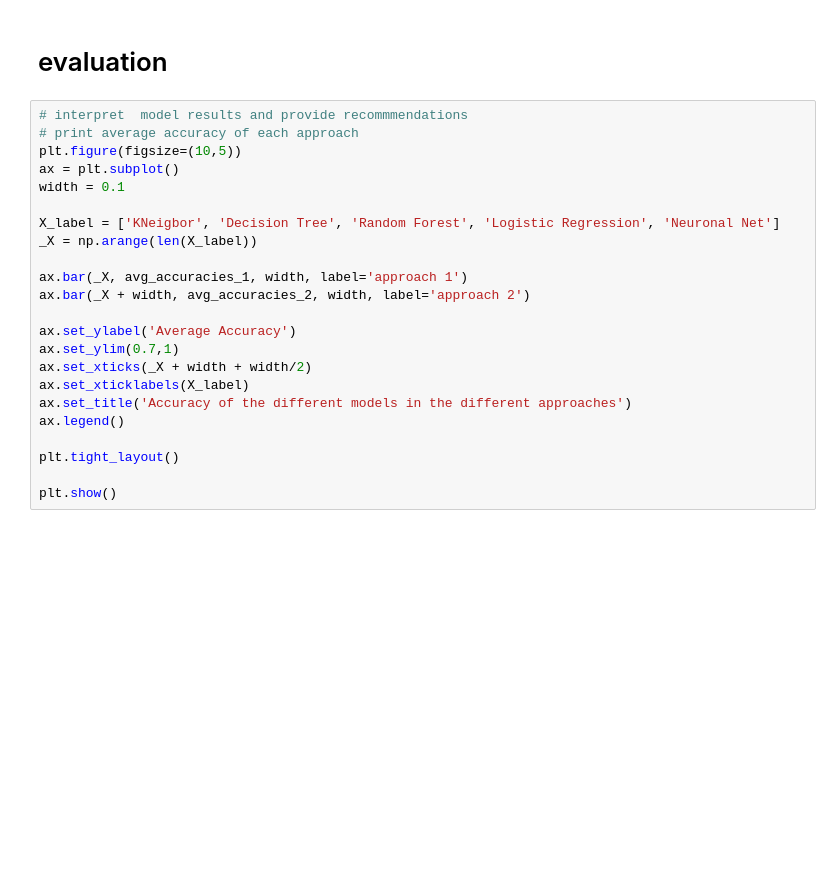
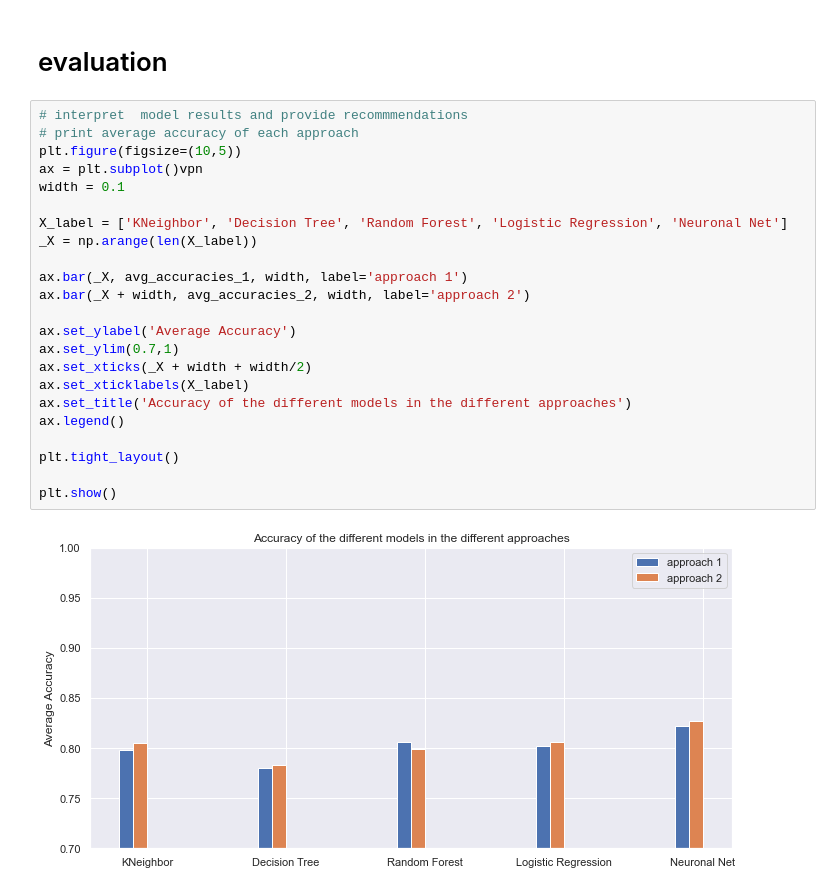
Before and after one commit to t-i-n-a-t/MachineLearning, a Jupyter notebook: Portfolio.ipynb, the cells around one changed output. Drawn from its saved outputs; the diff is of its cells as text; blank space fills up the shorter version.

```diff
--- a/Portfolio.ipynb
+++ b/Portfolio.ipynb
@@ -757,23 +776,25 @@ plt.show()
 # %%
 # interpret  model results and provide recommmendations
 # print average accuracy of each approach
 plt.figure(figsize=(10,5))
-ax = plt.subplot()
+ax = plt.subplot()vpn
 width = 0.1
 
-X_label = ['KNeigbor', 'Decision Tree', 'Random Forest', 'Logistic Regression', 'Neuronal Net']
+X_label = ['KNeighbor', 'Decision Tree', 'Random Forest', 'Logistic Regression', 'Neuronal Net']
 _X = np.arange(len(X_label))
 
 ax.bar(_X, avg_accuracies_1, width, label='approach 1')
 ax.bar(_X + width, avg_accuracies_2, width, label='approach 2')
 
 ax.set_ylabel('Average Accuracy')
 ax.set_ylim(0.7,1)
 ax.set_xticks(_X + width + width/2)
 ax.set_xticklabels(X_label)
 ax.set_title('Accuracy of the different models in the different approaches')
 ax.legend()
 
 plt.tight_layout()
 
 plt.show()
+# %% [output]
+[figure, added]
```
Also changed, not shown: parts of 12 cells of this notebook.
